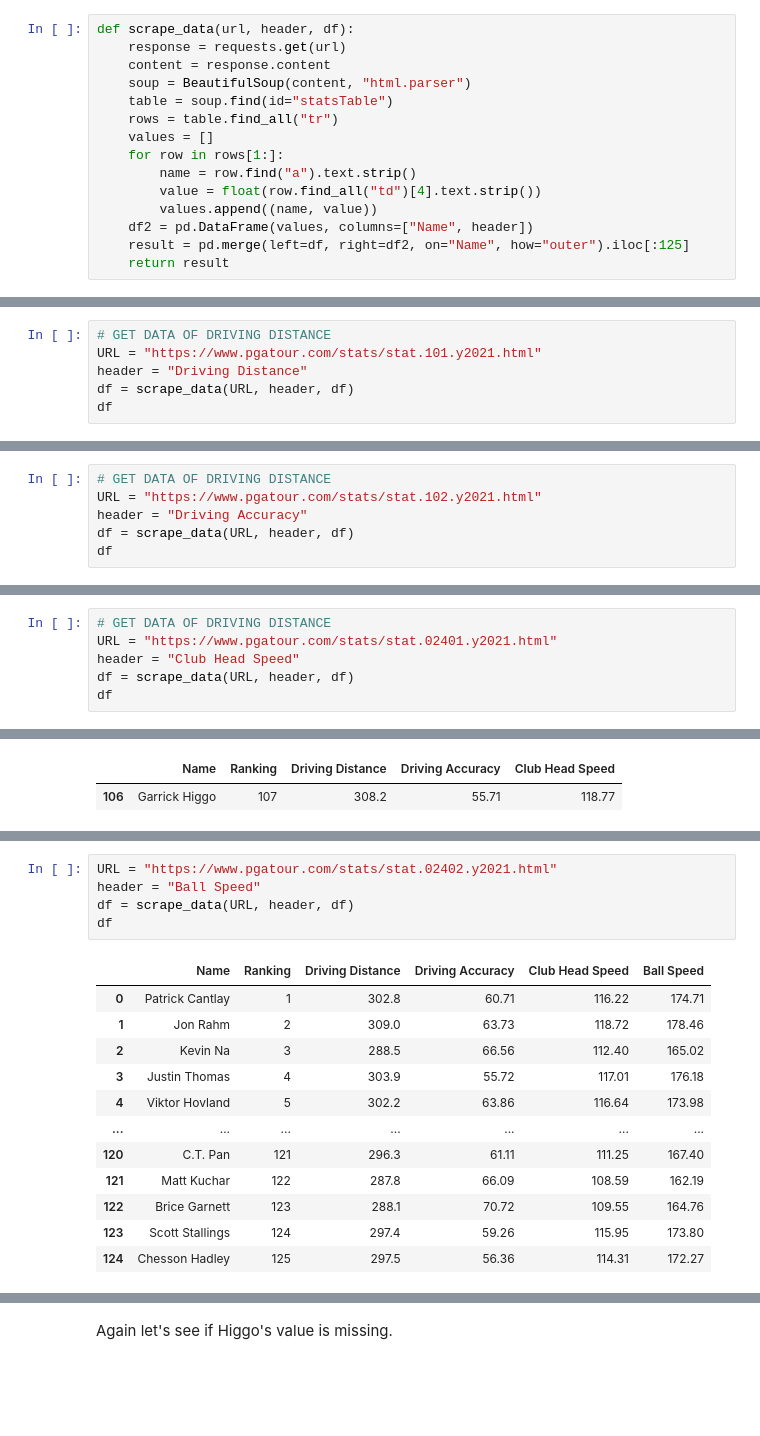
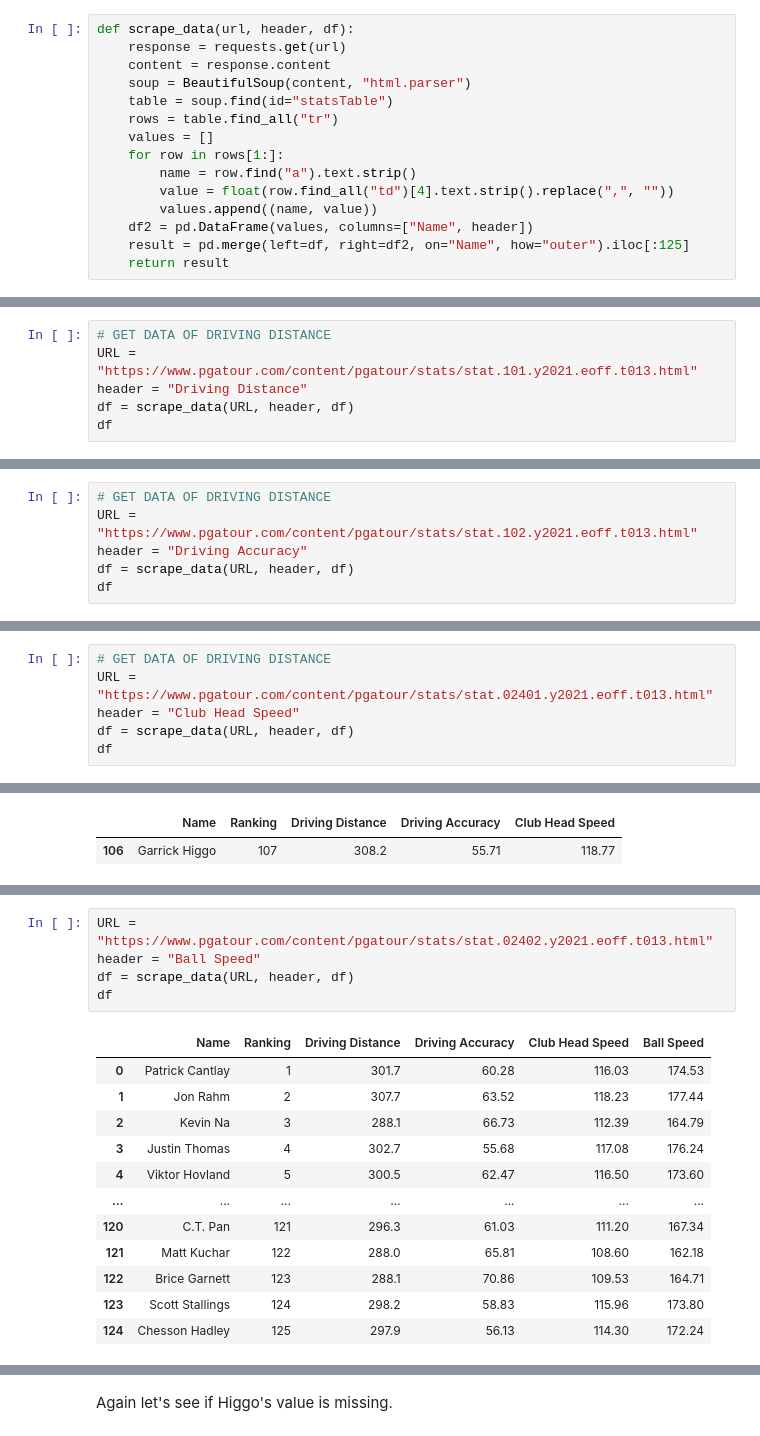
Before and after one commit to shiftleino/pga-classification, a Jupyter notebook: project/1_data_collection.ipynb, the cells around one changed output, grey strips where cells are left out. Cells and saved outputs as stored; diff of their text form; blank space fills up the shorter version.

```diff
--- a/project/1_data_collection.ipynb
+++ b/project/1_data_collection.ipynb
@@ -43,7 +43,7 @@ def scrape_data(url, header, df):
     values = []
     for row in rows[1:]:
         name = row.find("a").text.strip()
-        value = float(row.find_all("td")[4].text.strip())
+        value = float(row.find_all("td")[4].text.strip().replace(",", ""))
         values.append((name, value))
     df2 = pd.DataFrame(values, columns=["Name", header])
     result = pd.merge(left=df, right=df2, on="Name", how="outer").iloc[:125]
@@ -53,6 +53,6 @@ Then we will find out the average driving distances of the players (in yards).
 # %%
 # GET DATA OF DRIVING DISTANCE
-URL = "https://www.pgatour.com/stats/stat.101.y2021.html"
+URL = "https://www.pgatour.com/content/pgatour/stats/stat.101.y2021.eoff.t013.html"
 header = "Driving Distance"
 df = scrape_data(URL, header, df)
 df
@@ -93,7 +93,7 @@ df[df["Driving Distance"].isnull()]
 Now all of our players have a driving distance. Let's continue to add other features to our dataset. The next one is Driving Accuracy, which tells the percentage of time a tee shot comes to rest in the fairway. This feature is quite important as it doesn't matter how long a tee shot is if it ends up in the forest.
 # %%
 # GET DATA OF DRIVING DISTANCE
-URL = "https://www.pgatour.com/stats/stat.102.y2021.html"
+URL = "https://www.pgatour.com/content/pgatour/stats/stat.102.y2021.eoff.t013.html"
 header = "Driving Accuracy"
 df = scrape_data(URL, header, df)
 df
@@ -130,7 +130,7 @@ df[df["Name"] == "Garrick Higgo"]
 Let's proceed to the next feature, which is the Club Head Speed. This value tells the speed at which the club impacts the ball on Par 4 and Par 5 tee shots. The value is in miles per hour (mph).
 # %%
 # GET DATA OF DRIVING DISTANCE
-URL = "https://www.pgatour.com/stats/stat.02401.y2021.html"
+URL = "https://www.pgatour.com/content/pgatour/stats/stat.02401.y2021.eoff.t013.html"
 header = "Club Head Speed"
 df = scrape_data(URL, header, df)
 df
@@ -168,21 +168,21 @@ Now for our last feature, which is the Ball Speed. This value tells the peak spe
 # %%
-URL = "https://www.pgatour.com/stats/stat.02402.y2021.html"
+URL = "https://www.pgatour.com/content/pgatour/stats/stat.02402.y2021.eoff.t013.html"
 header = "Ball Speed"
 df = scrape_data(URL, header, df)
 df
 # %% [output]
 |  | Name | Ranking | Driving Distance | Driving Accuracy | Club Head Speed | Ball Speed |
-| 0 | Patrick Cantlay | 1 | 302.8 | 60.71 | 116.22 | 174.71 |
-| 1 | Jon Rahm | 2 | 309.0 | 63.73 | 118.72 | 178.46 |
-| 2 | Kevin Na | 3 | 288.5 | 66.56 | 112.40 | 165.02 |
-| 3 | Justin Thomas | 4 | 303.9 | 55.72 | 117.01 | 176.18 |
-| 4 | Viktor Hovland | 5 | 302.2 | 63.86 | 116.64 | 173.98 |
+| 0 | Patrick Cantlay | 1 | 301.7 | 60.28 | 116.03 | 174.53 |
+| 1 | Jon Rahm | 2 | 307.7 | 63.52 | 118.23 | 177.44 |
+| 2 | Kevin Na | 3 | 288.1 | 66.73 | 112.39 | 164.79 |
+| 3 | Justin Thomas | 4 | 302.7 | 55.68 | 117.08 | 176.24 |
+| 4 | Viktor Hovland | 5 | 300.5 | 62.47 | 116.50 | 173.60 |
 | ... | ... | ... | ... | ... | ... | ... |
-| 120 | C.T. Pan | 121 | 296.3 | 61.11 | 111.25 | 167.40 |
-| 121 | Matt Kuchar | 122 | 287.8 | 66.09 | 108.59 | 162.19 |
-| 122 | Brice Garnett | 123 | 288.1 | 70.72 | 109.55 | 164.76 |
-| 123 | Scott Stallings | 124 | 297.4 | 59.26 | 115.95 | 173.80 |
-| 124 | Chesson Hadley | 125 | 297.5 | 56.36 | 114.31 | 172.27 |
+| 120 | C.T. Pan | 121 | 296.3 | 61.03 | 111.20 | 167.34 |
+| 121 | Matt Kuchar | 122 | 288.0 | 65.81 | 108.60 | 162.18 |
+| 122 | Brice Garnett | 123 | 288.1 | 70.86 | 109.53 | 164.71 |
+| 123 | Scott Stallings | 124 | 298.2 | 58.83 | 115.96 | 173.80 |
+| 124 | Chesson Hadley | 125 | 297.9 | 56.13 | 114.30 | 172.24 |
 125 rows × 6 columns
 # %% [markdown]
 Again let's see if Higgo's value is missing.
```
Also changed, not shown: parts of 10 cells of this notebook, 2 other files.
